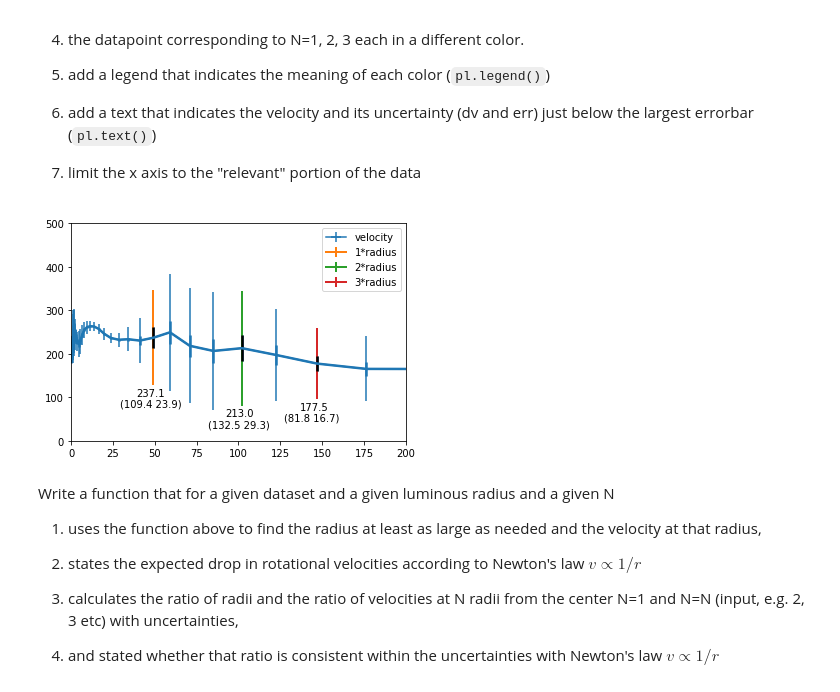
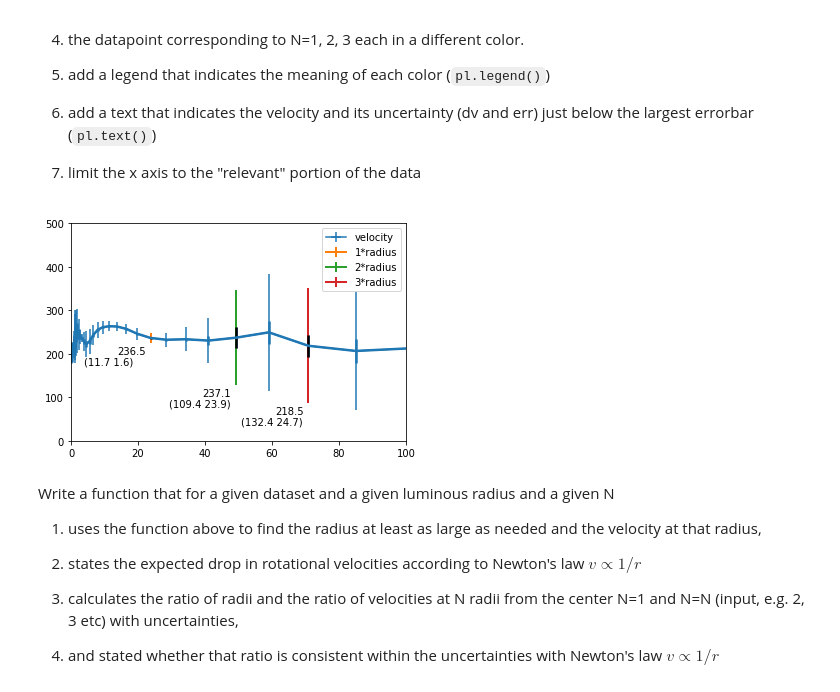
Before and after one commit to DesiPilla/DSPS_dPilla, a Jupyter notebook: HW4/GalrotCurve.ipynb, the cells around one changed output. Saved outputs shown, nothing was run; the diff lists cells and outputs as text; code cells hidden in the pictures.

```diff
--- a/HW4/GalrotCurve.ipynb
+++ b/HW4/GalrotCurve.ipynb
@@ -211,32 +211,32 @@ make a plot that shows
 # %%
 def plotGal(gal, rds):
   #  Plots the rotational curve of the galaxy and the error bars
 
   #  Parameters:
   #  gal (object): the galaxy's data
   #  rds (object): given radius
 
   #  Returns:
   #  None
   plt.errorbar(gal['radius'], gal['velocity'], xerr=0, yerr=gal['sterror'], c='C0', linewidth=2.5, label=None)
   plt.errorbar(gal['radius'], gal['velocity'], xerr=0, yerr=gal['stdev'], c='C0', linewidth=1.5, label='velocity')
 
   colors = ['C1', 'C2', 'C3']
   for n in range(1, 4):
     radius, dradius, velocity, dvelocity, sterr = getradii(gal, rds, n)
     plt.errorbar(radius, velocity, yerr = dvelocity, linewidth=2, c=colors[n-1], label=(str(n)+'*radius'))
     plt.errorbar(radius, velocity, yerr = sterr, linewidth=2.5, c='k')
     plt.text(radius - 10, velocity - dvelocity - 25, '%.1f' % velocity)
     plt.text(radius - 20, velocity - dvelocity - 50, '(%.1f %.1f)' % (dvelocity, sterr))
 
   plt.legend()
-  plt.xlim(0, 200)
+  plt.xlim(0, 100)
   plt.ylim(0, 500)
 
 
-plotGal(m31, visibleSize)
+plotGal(m31, visibleSize/2)
 # %% [output]
-[figure, old version]
+[figure, new version]
 # %% [markdown]
 Write a function that for a given dataset and a given luminous radius and a given N
 
```
Also changed, not shown: parts of 3 cells of this notebook.
